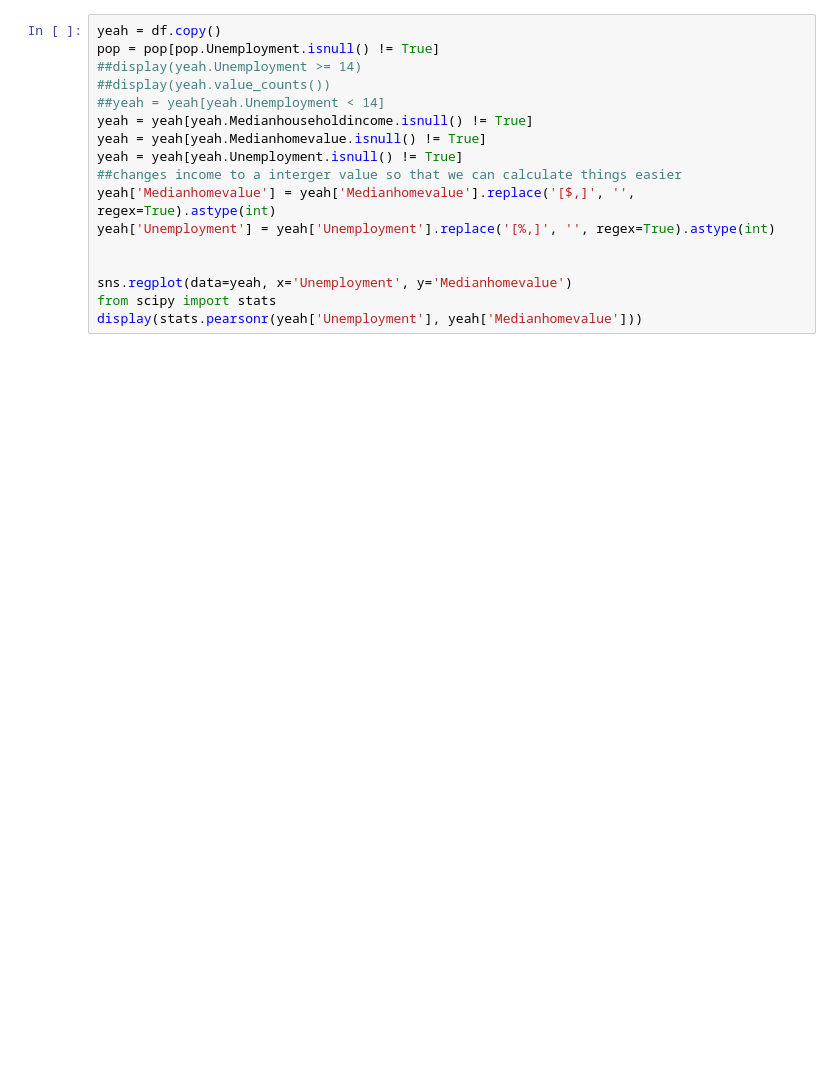
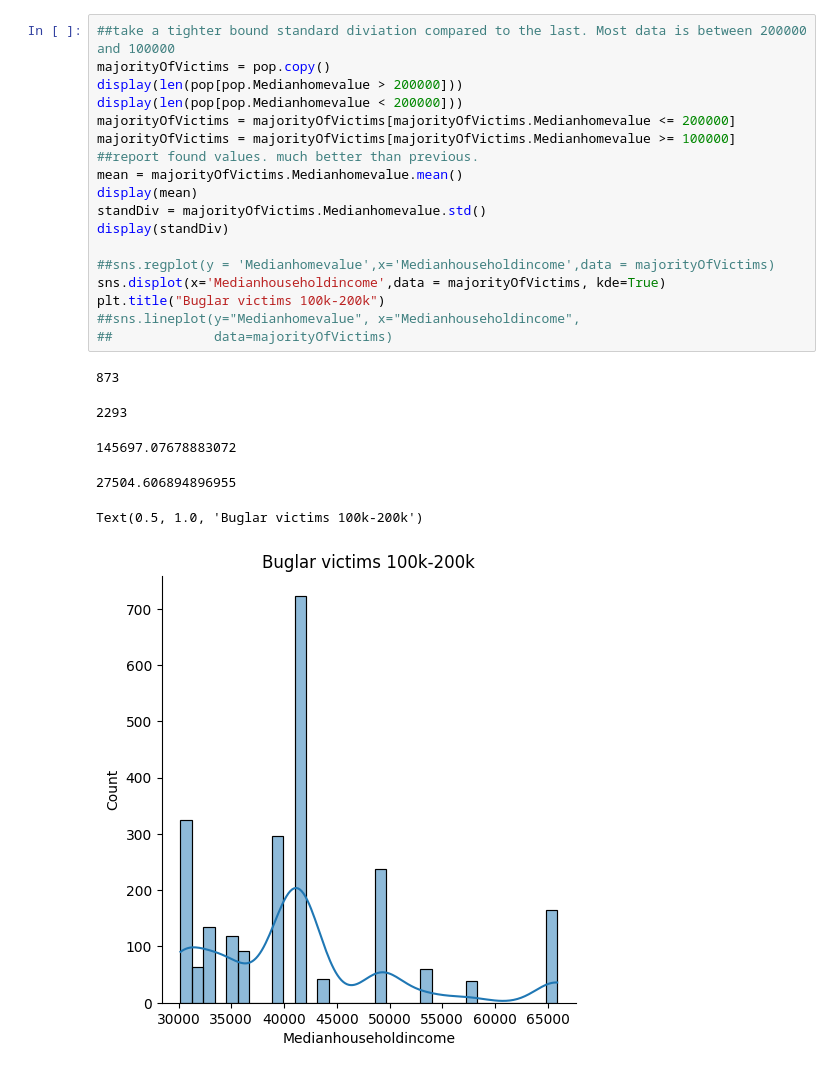
Before and after one commit to Logsterx7/cs5830_project2, a Jupyter notebook: project2.ipynb, the cells around one changed output. Saved outputs shown, nothing was run; the diff lists cells and outputs as text; blank space fills up the shorter version.

Commit message:
added more in depth stuff for area conditions on burglary vitcims. knocks out requirments for mean, scatterplots, averages, and standard deviation

```diff
--- a/project2.ipynb
+++ b/project2.ipynb
@@ -25,17 +39,25 @@ sns.displot(data = pop, y='Medianhomevalue')
-# %%
-yeah = df.copy()
-pop = pop[pop.Unemployment.isnull() != True]
-##display(yeah.Unemployment >= 14)
-##display(yeah.value_counts())
-##yeah = yeah[yeah.Unemployment < 14]
-yeah = yeah[yeah.Medianhouseholdincome.isnull() != True]
-yeah = yeah[yeah.Medianhomevalue.isnull() != True]
-yeah = yeah[yeah.Unemployment.isnull() != True]
-##changes income to a interger value so that we can calculate things easier
-yeah['Medianhomevalue'] = yeah['Medianhomevalue'].replace('[$,]', '', regex=True).astype(int)
-yeah['Unemployment'] = yeah['Unemployment'].replace('[%,]', '', regex=True).astype(int)
-
-
-sns.regplot(data=yeah, x='Unemployment', y='Medianhomevalue')
-from scipy import stats
-display(stats.pearsonr(yeah['Unemployment'], yeah['Medianhomevalue']))
+# %%
+##take a tighter bound standard diviation compared to the last. Most data is between 200000 and 100000
+majorityOfVictims = pop.copy()
+display(len(pop[pop.Medianhomevalue > 200000]))
+display(len(pop[pop.Medianhomevalue < 200000]))
+majorityOfVictims = majorityOfVictims[majorityOfVictims.Medianhomevalue <= 200000]
+majorityOfVictims = majorityOfVictims[majorityOfVictims.Medianhomevalue >= 100000]
+##report found values. much better than previous.
+mean = majorityOfVictims.Medianhomevalue.mean()
+display(mean)
+standDiv = majorityOfVictims.Medianhomevalue.std()
+display(standDiv)
+
+##sns.regplot(y = 'Medianhomevalue',x='Medianhouseholdincome',data = majorityOfVictims)
+sns.displot(x='Medianhouseholdincome',data = majorityOfVictims, kde=True)
+plt.title("Buglar victims 100k-200k")
+##sns.lineplot(y="Medianhomevalue", x="Medianhouseholdincome",
+##             data=majorityOfVictims)
+# %% [output]
+873
+2293
+145697.07678883072
+27504.606894896955
+Text(0.5, 1.0, 'Buglar victims 100k-200k')
+[figure, added]
```
Also changed, not shown: parts of 7 cells of this notebook.
